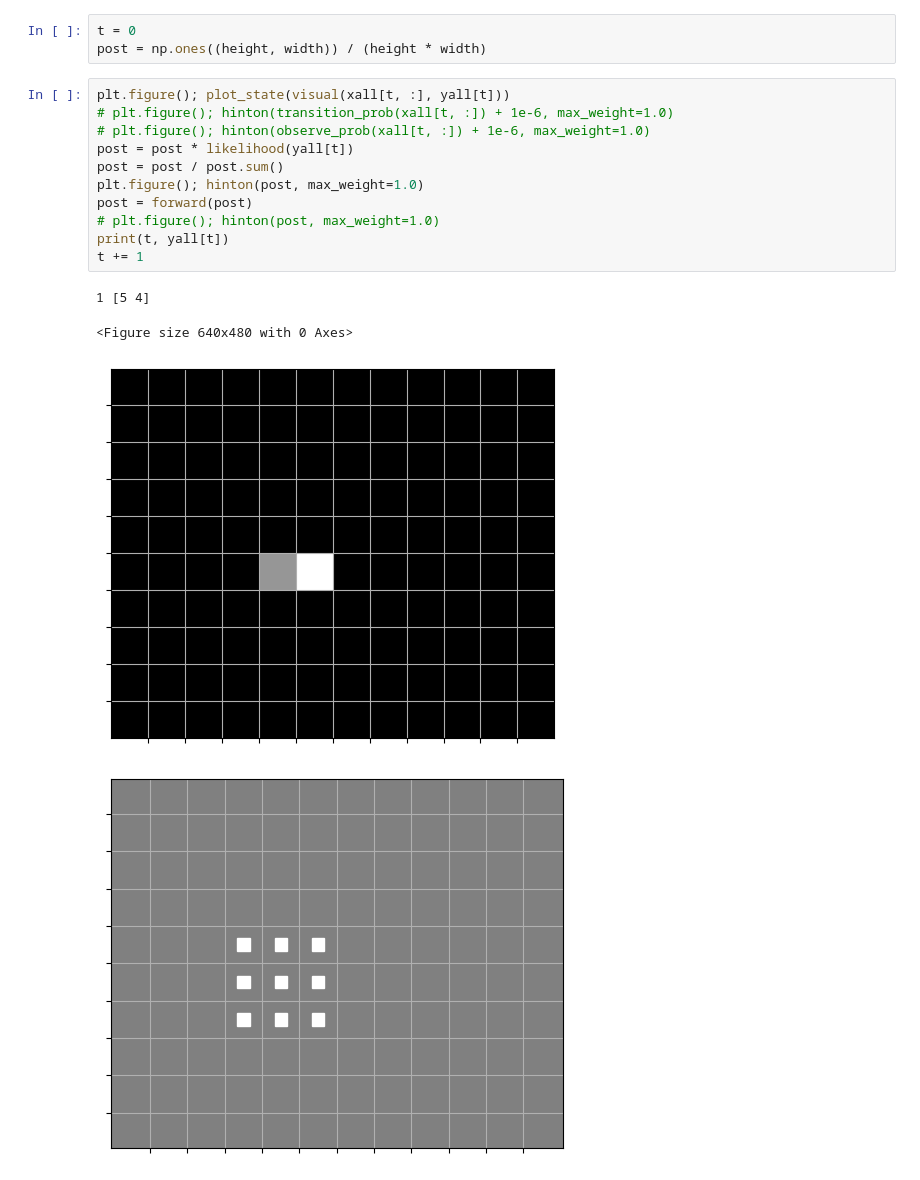
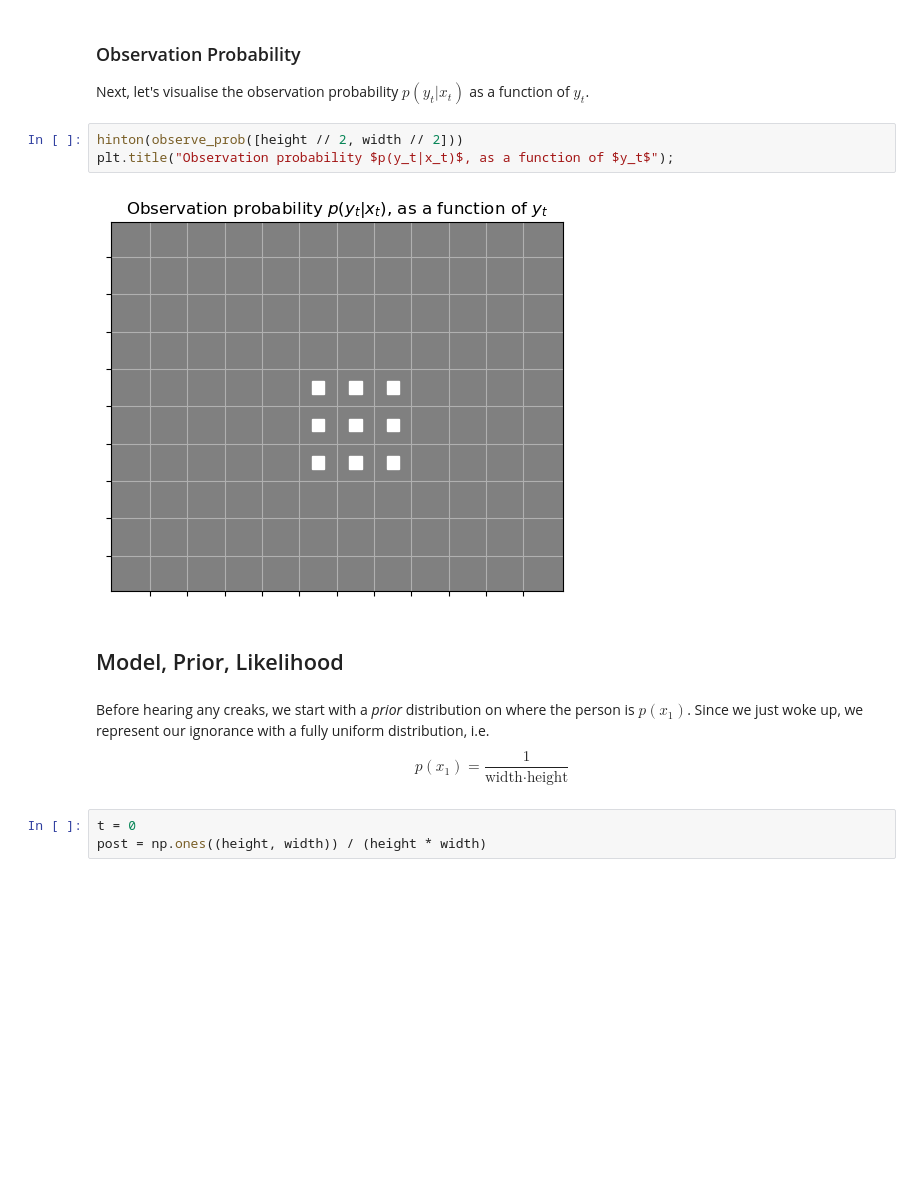
Before and after one commit to markvdw/probinf-spring-2023, a Jupyter notebook: code/hmm-demo.ipynb, the cells around one changed output. Drawn from its saved outputs; the diff is of its cells as text; blank space fills up the shorter version.

```diff
--- a/code/hmm-demo.ipynb
+++ b/code/hmm-demo.ipynb
@@ -122,19 +160,18 @@ hinton(transition_prob([height // 2, width // 2]))
+# %% [markdown]
+### Observation Probability
+Next, let's visualise the observation probability $p(y_t|x_t)$ as a function of $y_t$.
+# %%
+hinton(observe_prob([height // 2, width // 2]))
+plt.title("Observation probability $p(y_t|x_t)$, as a function of $y_t$");
+# %% [output]
+[figure, added]
+# %% [markdown]
+## Model, Prior, Likelihood
+# %% [markdown]
+Before hearing any creaks, we start with a _prior_ distribution on where the person is $p(x_1)$. Since we just woke up, we represent our ignorance with a fully uniform distribution, i.e.
+$$
+p(x_1) = \frac{1}{\text{width}\cdot\text{height}}
+$$
 # %%
 t = 0
 post = np.ones((height, width)) / (height * width)
-# %%
-plt.figure(); plot_state(visual(xall[t, :], yall[t]))
-# plt.figure(); hinton(transition_prob(xall[t, :]) + 1e-6, max_weight=1.0)
-# plt.figure(); hinton(observe_prob(xall[t, :]) + 1e-6, max_weight=1.0)
-post = post * likelihood(yall[t])
-post = post / post.sum()
-plt.figure(); hinton(post, max_weight=1.0)
-post = forward(post)
-# plt.figure(); hinton(post, max_weight=1.0)
-print(t, yall[t])
-t += 1
-# %% [output]
-1 [5 4]
-<Figure size 640x480 with 0 Axes>
-[figure, removed]
-[figure, removed]
```
Also changed, not shown: parts of 25 cells of this notebook, 14 other files.
